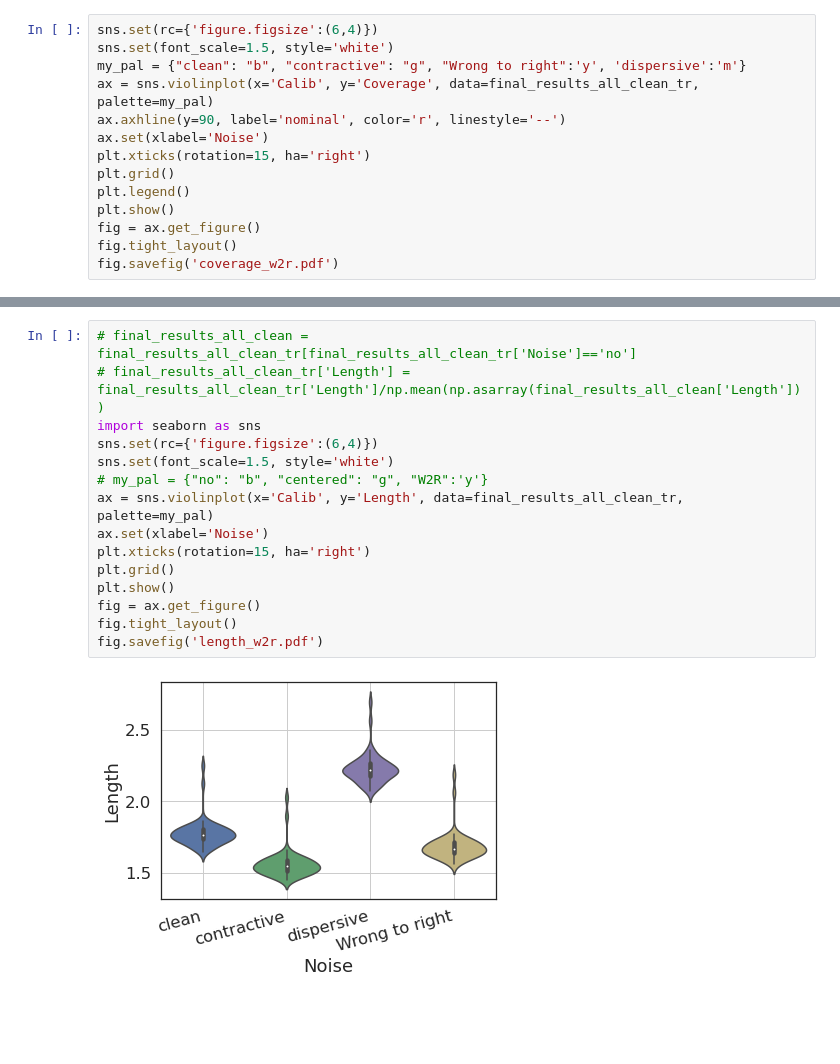
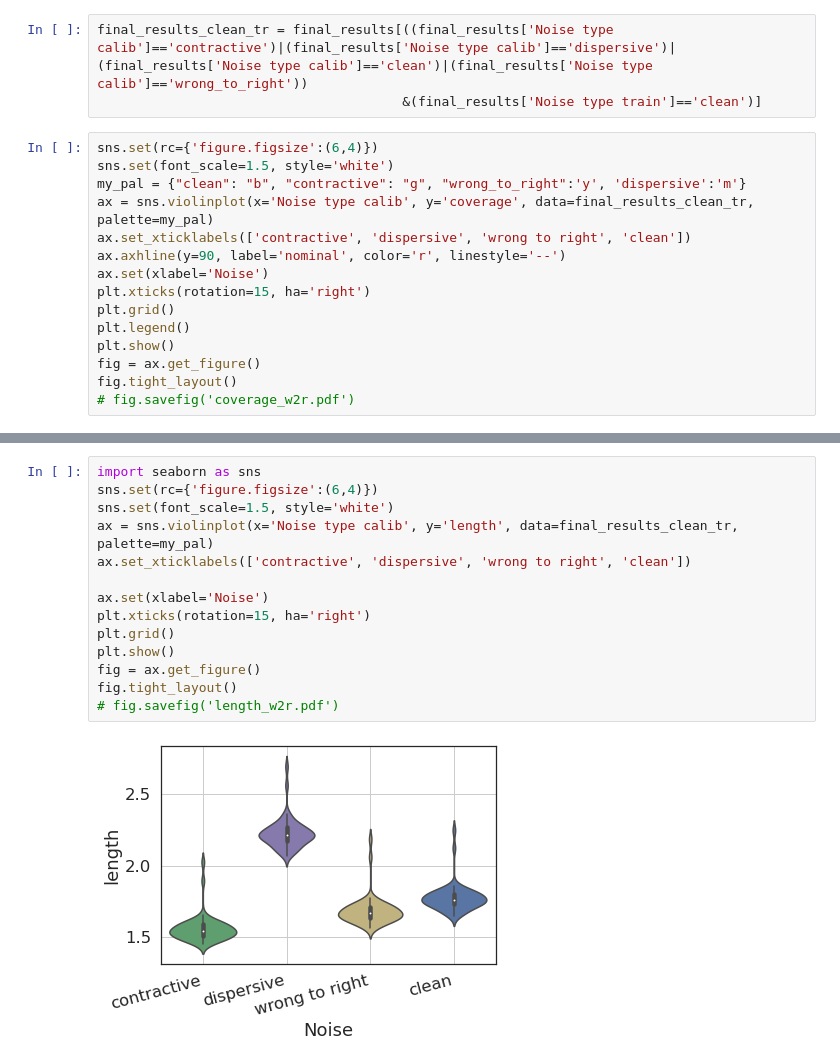
Before and after one commit to bat-sheva/Conformal-Label-Noise, a Jupyter notebook: synthetic_reg/show_results_synthetic_reg.ipynb, the cells around one changed output, grey strips where cells are left out. Drawn from its saved outputs; the diff is of its cells as text; blank space fills up the shorter version.

```diff
--- a/synthetic_reg/show_results_synthetic_reg.ipynb
+++ b/synthetic_reg/show_results_synthetic_reg.ipynb
@@ -155,8 +185,12 @@ fig.savefig('length_centered.pdf')
+# %%
+final_results_clean_tr = final_results[((final_results['Noise type calib']=='contractive')|(final_results['Noise type calib']=='dispersive')|(final_results['Noise type calib']=='clean')|(final_results['Noise type calib']=='wrong_to_right'))
+                                       &(final_results['Noise type train']=='clean')]
 # %%
 sns.set(rc={'figure.figsize':(6,4)})
 sns.set(font_scale=1.5, style='white')
-my_pal = {"clean": "b", "contractive": "g", "Wrong to right":'y', 'dispersive':'m'}
-ax = sns.violinplot(x='Calib', y='Coverage', data=final_results_all_clean_tr, palette=my_pal)
+my_pal = {"clean": "b", "contractive": "g", "wrong_to_right":'y', 'dispersive':'m'}
+ax = sns.violinplot(x='Noise type calib', y='coverage', data=final_results_clean_tr, palette=my_pal)
+ax.set_xticklabels(['contractive', 'dispersive', 'wrong to right', 'clean'])
 ax.axhline(y=90, label='nominal', color='r', linestyle='--')
 ax.set(xlabel='Noise')
 plt.xticks(rotation=15, ha='right')
@@ -165,5 +199,5 @@ plt.legend()
 plt.show()
 fig = ax.get_figure()
 fig.tight_layout()
-fig.savefig('coverage_w2r.pdf')
+# fig.savefig('coverage_w2r.pdf')
 # %% [output]
@@ -171,17 +205,16 @@ fig.savefig('coverage_w2r.pdf')
 # %%
-# final_results_all_clean = final_results_all_clean_tr[final_results_all_clean_tr['Noise']=='no']
-# final_results_all_clean_tr['Length'] = final_results_all_clean_tr['Length']/np.mean(np.asarray(final_results_all_clean['Length']))
 import seaborn as sns
 sns.set(rc={'figure.figsize':(6,4)})
 sns.set(font_scale=1.5, style='white')
-# my_pal = {"no": "b", "centered": "g", "W2R":'y'}
-ax = sns.violinplot(x='Calib', y='Length', data=final_results_all_clean_tr, palette=my_pal)
+ax = sns.violinplot(x='Noise type calib', y='length', data=final_results_clean_tr, palette=my_pal)
+ax.set_xticklabels(['contractive', 'dispersive', 'wrong to right', 'clean'])
+
 ax.set(xlabel='Noise')
 plt.xticks(rotation=15, ha='right')
 plt.grid()
 plt.show()
 fig = ax.get_figure()
 fig.tight_layout()
-fig.savefig('length_w2r.pdf')
+# fig.savefig('length_w2r.pdf')
 # %% [output]
-[figure, old version]
+[figure, new version]
```
Also changed, not shown: parts of 19 cells of this notebook, 3 other files.
